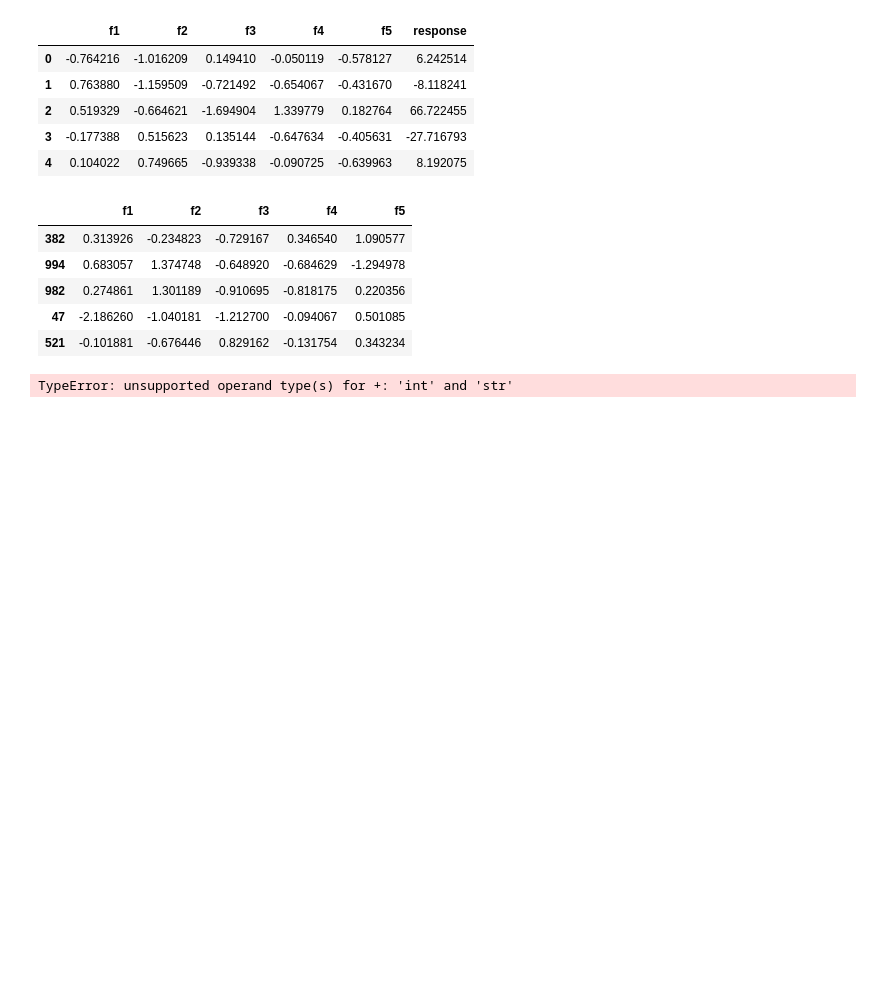
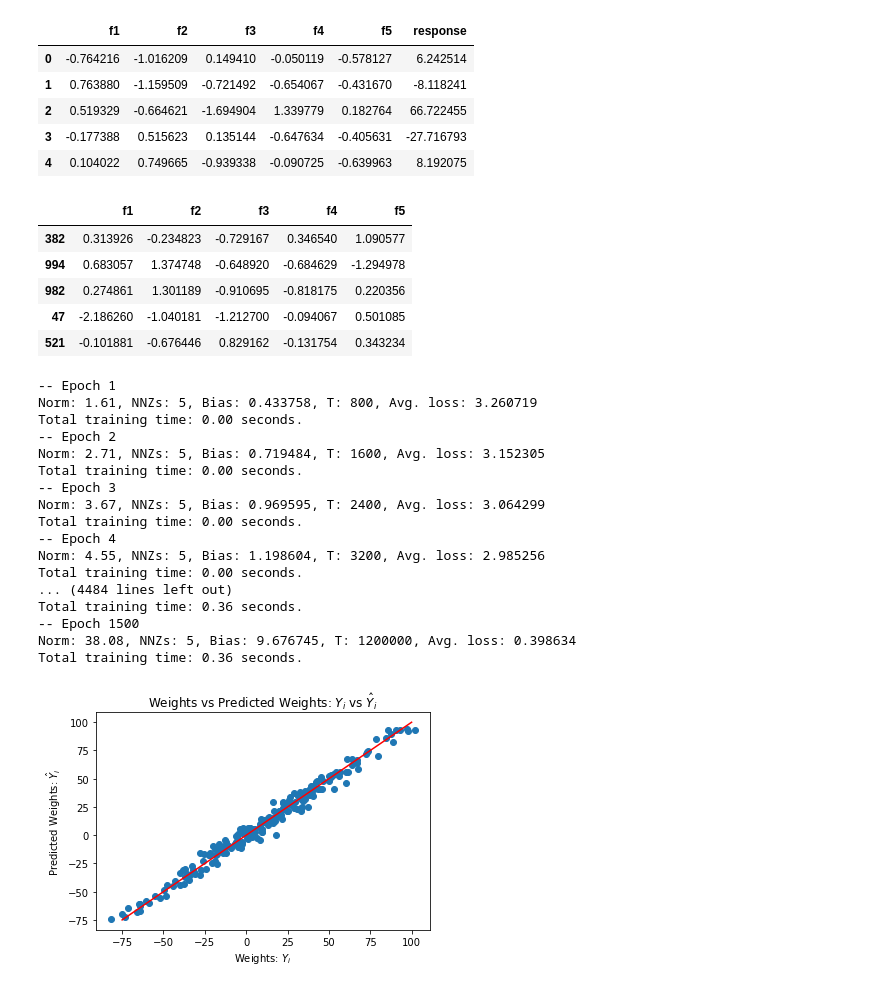
Before and after one commit to aryadiva/CPC251_Assg, a Jupyter notebook: Assg1-CPC251.ipynb, the cells around one changed output. Cells and saved outputs as stored; diff of their text form; code cells hidden in the pictures; blank space fills up the shorter version.

```diff
--- a/Assg1-CPC251.ipynb
+++ b/Assg1-CPC251.ipynb
@@ -77,5 +77,5 @@ X_train.head()
 | 47 | -2.186260 | -1.040181 | -1.212700 | -0.094067 | 0.501085 |
 | 521 | -0.101881 | -0.676446 | 0.829162 | -0.131754 | 0.343234 |
 # %%
-alpha = 0.25 # Set learning rate to 0.25
-max_epoch = 6000 # Set max iteration to 6000
+alpha = 0.1 # Set learning rate to 0.25
+max_epoch = 1500 # Set max iteration to 6000
@@ -87,75 +82,43 @@ def loss_fn(y, yhat):
-# %%
-def train_model(X, y, alpha, max_epoch):
-    w = b = 0
-    n = float(len(X))
-    losses = []
-    weights = []
-
-    for i in range(max_epoch):
-        def prediction(w, X):
-            yhat = (w * X) + b
-            return yhat;
-        y_predict = prediction(w, X)
-        loss = loss_fn(y, y_predict)
-
-        losses.append(loss)
-        weights.append(w)
-
-        #loss = (1/n) * sum([val**2 for val in (y-y_predict)])
-        loss_fn(y, y_predict)
-
-        wd = -(2/n)*sum(X*(y-y_predict))
-        bd = -(2/n)*sum(y-y_predict)
-
-        w = w - alpha * wd
-        b = b - alpha * bd
-
-        print(f"Iteration {i+1}: Loss {loss}, Weight {w}, Bias {b}");
-    plt.figure(figsize=(8,6))
-    plt.plot(weights, losses)
-    plt.scatter(weights, losses, marker='o', color='red')
-    plt.title("Loss vs Weights")
-    plt.ylabel("Loss")
-    plt.xlabel("Weight")
-    plt.show()
-
-    return w, b
-# %%
-est_weight, est_bias = train_model(X_train, y_train, alpha, max_epoch)
-print(f"Estimated Weight: {est_weight}\nEstimated Bias: {est_bias}")
-y_pred = est_weight*y_test + est_bias
-plt.figure(figsize = (8,6))
-plt.scatter(X_test, y_test, marker='o', color='red')
-
-plt.plot([min(X_test), max(X_test)], [min(y_pred), max(y_pred)], color='blue', label="line1")
-plt.plot([min(X_test), max(X_test)], [min(y_test), max(y_test)], color='orange', label="line2", linestyle="--")
-
-plt.xlabel("X")
-plt.ylabel("Y")
-plt.show()
-# %% [output]
-TypeError: unsupported operand type(s) for +: 'int' and 'str'
 # %%
 # Define function train model
 #--------------------------------------------------------------------------------------------------------
 # This function returns w as estimated weights in a form of array, and hist_loss
 #   to display training loss value for each epoch of the training loop
 def train_model(X, y, alpha, max_epoch):
     from sklearn.linear_model import SGDRegressor
     reg_gd = SGDRegressor(loss='huber', eta0=alpha, max_iter=max_epoch, early_stopping=False, tol=None, verbose=1, random_state=1)
     hist_loss = reg_gd.fit(X_train, y_train.values.ravel())
     w = reg_gd.predict(X_test)
 
     #----- This is for plotting the line
     plt.scatter(y_test, w)
     plt.xlabel('Weights: $Y_i$')
     plt.ylabel('Predicted Weights: $\hat{Y}_i$')
     plt.title('Weights vs Predicted Weights: $Y_i$ vs $\hat{Y}_i$')
     ## plot a line, a perfect prediction would all fall on this line
     x = np.linspace(-75, 100, 100)
     y = x
     plott = plt.plot(x, y, 'r')
     #-----------------------------------
 
-    return hist_loss, w, plott; # return values as tuples
-hist_loss, w, plott= train_model(X, y, alpha, max_epoch)
+    return hist_loss, w; # return values as tuples
+hist_loss, w = train_model(X, y, alpha, max_epoch)
+# %% [output]
+-- Epoch 1
+Norm: 1.61, NNZs: 5, Bias: 0.433758, T: 800, Avg. loss: 3.260719
+Total training time: 0.00 seconds.
+-- Epoch 2
+Norm: 2.71, NNZs: 5, Bias: 0.719484, T: 1600, Avg. loss: 3.152305
+Total training time: 0.00 seconds.
+-- Epoch 3
+Norm: 3.67, NNZs: 5, Bias: 0.969595, T: 2400, Avg. loss: 3.064299
+Total training time: 0.00 seconds.
+-- Epoch 4
+Norm: 4.55, NNZs: 5, Bias: 1.198604, T: 3200, Avg. loss: 2.985256
+Total training time: 0.00 seconds.
+... (4484 lines left out)
+Total training time: 0.36 seconds.
+-- Epoch 1500
+Norm: 38.08, NNZs: 5, Bias: 9.676745, T: 1200000, Avg. loss: 0.398634
+Total training time: 0.36 seconds.
+[figure, added]
```
Also changed, not shown: parts of 4 cells of this notebook, 1 other file.
